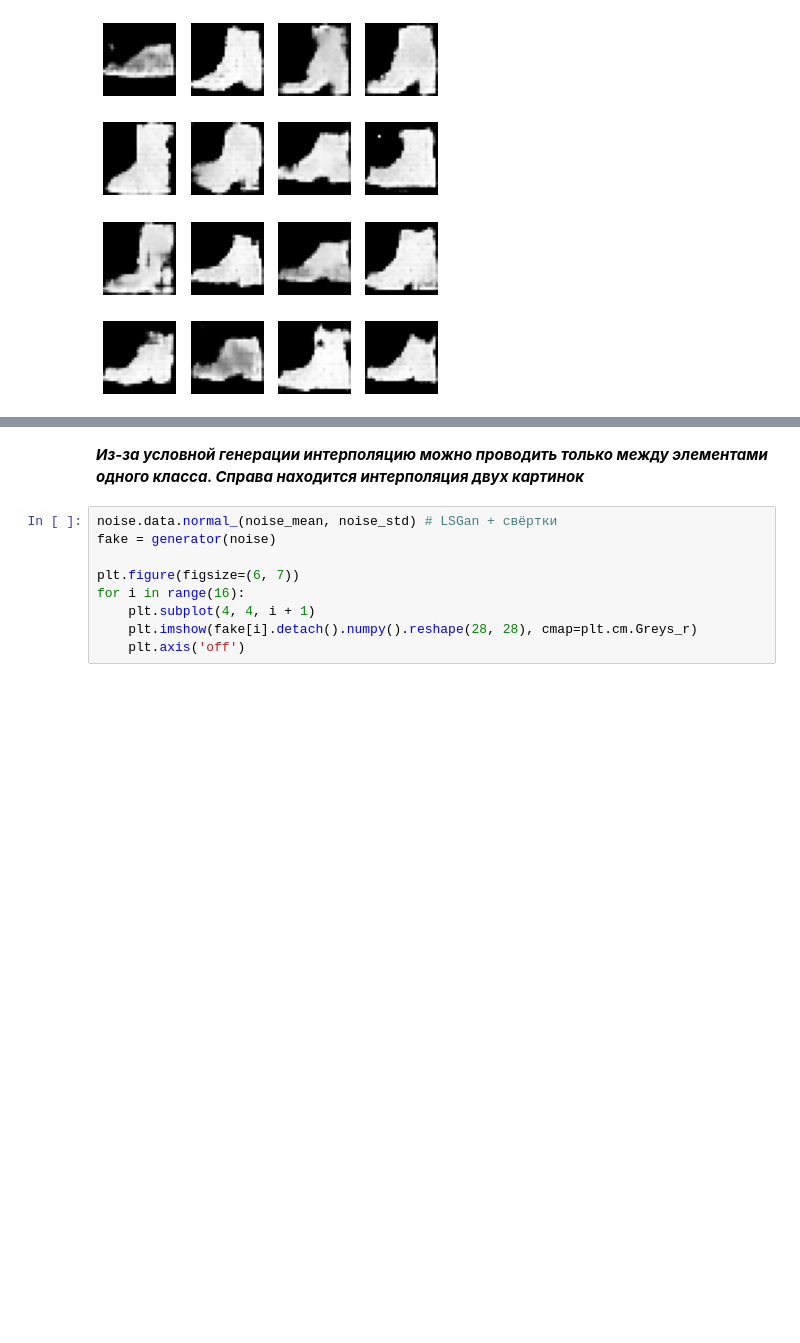
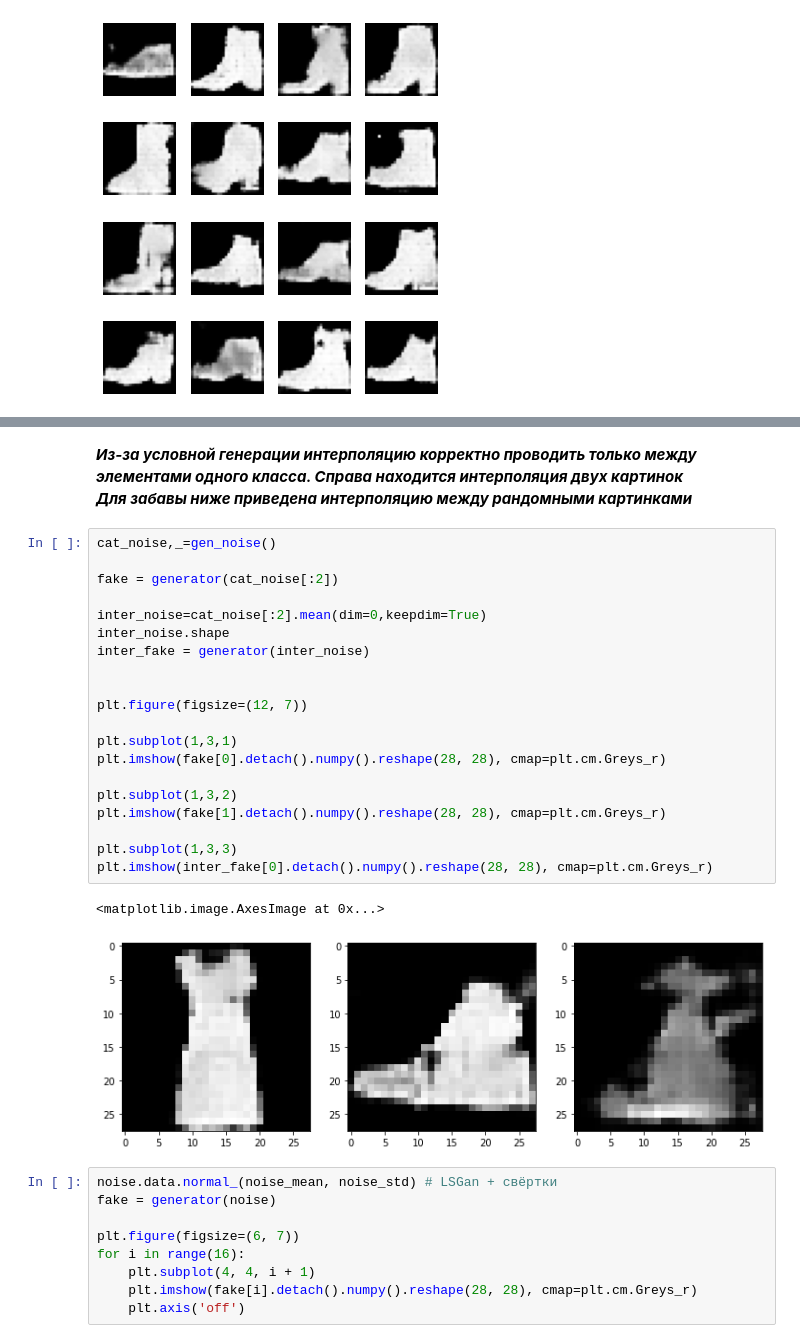
Before and after one commit to ItsNikolor/Neural-network, a Jupyter notebook: Gan/GAN.ipynb, the cells around one changed output, grey strips where cells are left out. Drawn from its saved outputs; the diff is of its cells as text; blank space fills up the shorter version.

```diff
--- a/Gan/GAN.ipynb
+++ b/Gan/GAN.ipynb
@@ -366,5 +366,29 @@ plt.imshow(inter_fake[0].detach().numpy().reshape(28, 28), cmap=plt.cm.Greys_r)
 # %% [markdown]
-***Из-за условной генерации интерполяцию можно проводить только между элементами одного класса. Справа находится интерполяция двух картинок***
+***Из-за условной генерации интерполяцию корректно проводить только между элементами одного класса. Справа находится интерполяция двух картинок<br>
+Для забавы ниже приведена интерполяцию между рандомными картинками***
+# %%
+cat_noise,_=gen_noise()
+
+fake = generator(cat_noise[:2])
+
+inter_noise=cat_noise[:2].mean(dim=0,keepdim=True)
+inter_noise.shape
+inter_fake = generator(inter_noise)
+
+
+plt.figure(figsize=(12, 7))
+
+plt.subplot(1,3,1)
+plt.imshow(fake[0].detach().numpy().reshape(28, 28), cmap=plt.cm.Greys_r)
+
+plt.subplot(1,3,2)
+plt.imshow(fake[1].detach().numpy().reshape(28, 28), cmap=plt.cm.Greys_r)
+
+plt.subplot(1,3,3)
+plt.imshow(inter_fake[0].detach().numpy().reshape(28, 28), cmap=plt.cm.Greys_r)
+# %% [output]
+<matplotlib.image.AxesImage at 0x...>
+[figure, added]
 # %%
 noise.data.normal_(noise_mean, noise_std) # LSGan + свёртки
 fake = generator(noise)
```
Also changed, not shown: parts of 1 cell of this notebook.
